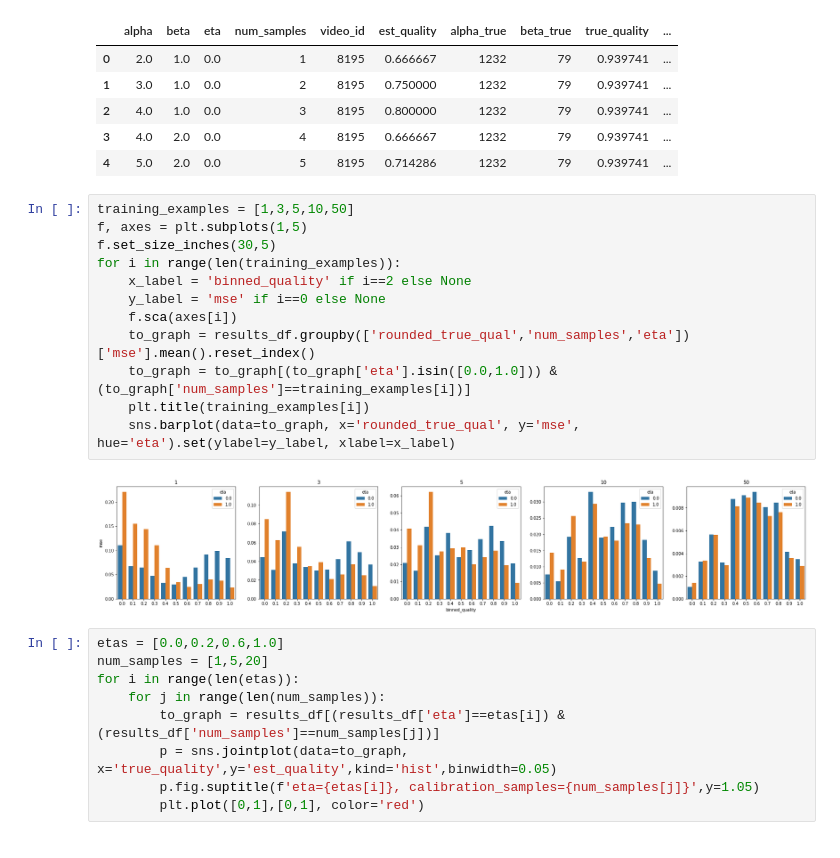
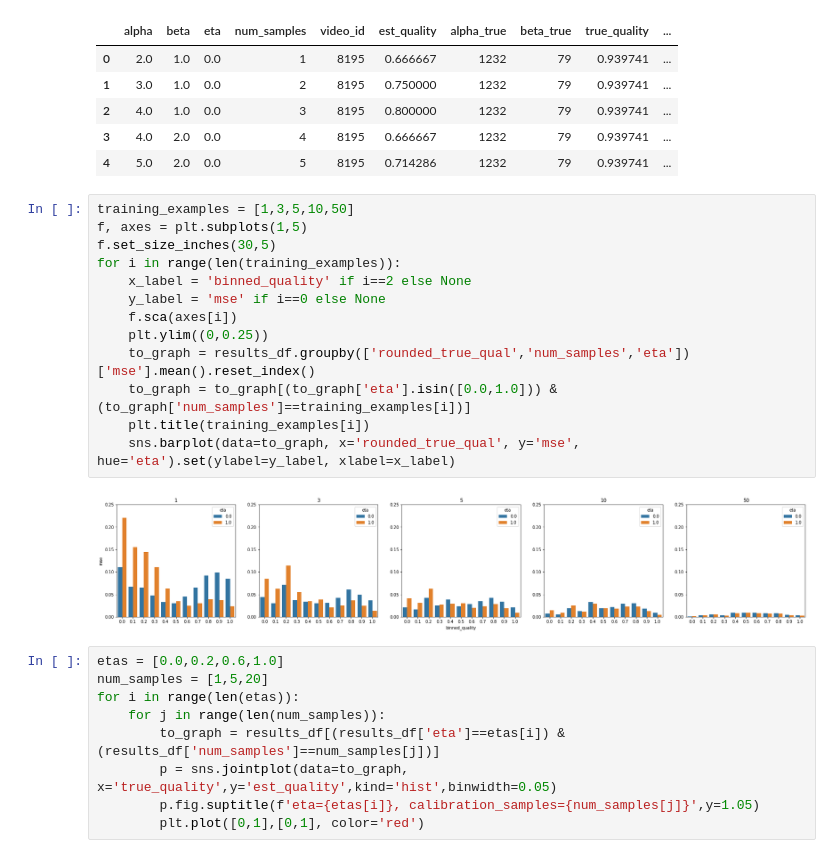
Before and after one commit to LEFTA98/ratings_with_eb, a Jupyter notebook: kuairec_static.ipynb, the cells around one changed output. Saved outputs shown, nothing was run; the diff lists cells and outputs as text.

```diff
--- a/kuairec_static.ipynb
+++ b/kuairec_static.ipynb
@@ -162,17 +162,18 @@ results_df.head()
 # %%
 training_examples = [1,3,5,10,50]
 f, axes = plt.subplots(1,5)
 f.set_size_inches(30,5)
 for i in range(len(training_examples)):
     x_label = 'binned_quality' if i==2 else None
     y_label = 'mse' if i==0 else None
     f.sca(axes[i])
+    plt.ylim((0,0.25))
     to_graph = results_df.groupby(['rounded_true_qual','num_samples','eta'])['mse'].mean().reset_index()
     to_graph = to_graph[(to_graph['eta'].isin([0.0,1.0])) & (to_graph['num_samples']==training_examples[i])]
     plt.title(training_examples[i])
     sns.barplot(data=to_graph, x='rounded_true_qual', y='mse', hue='eta').set(ylabel=y_label, xlabel=x_label)
 # %% [output]
-[figure, old version]
+[figure, new version]
 # %%
 etas = [0.0,0.2,0.6,1.0]
 num_samples = [1,5,20]
```
Also changed, not shown: 3 other files.
